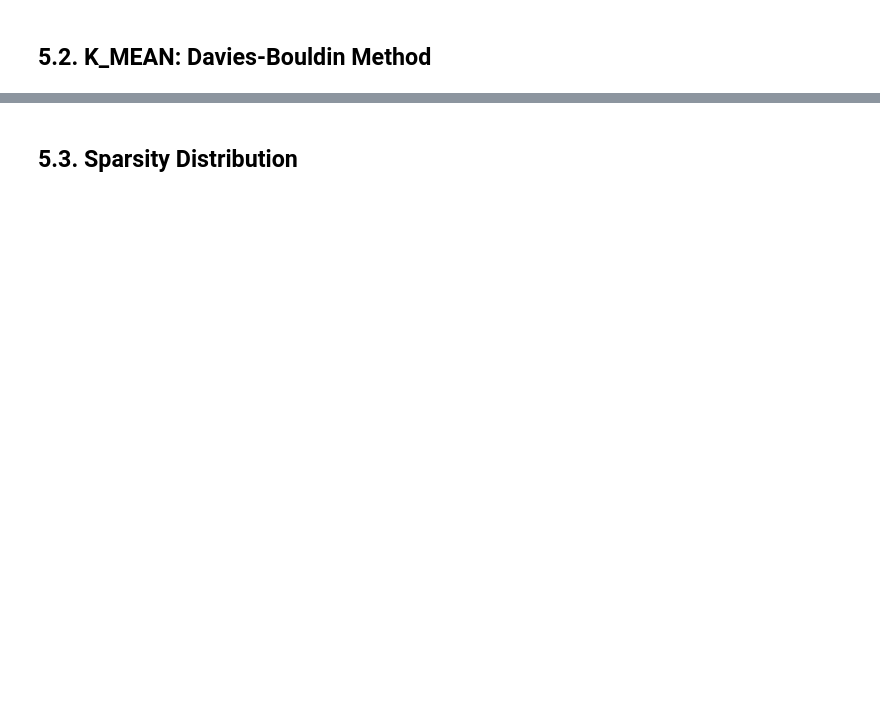
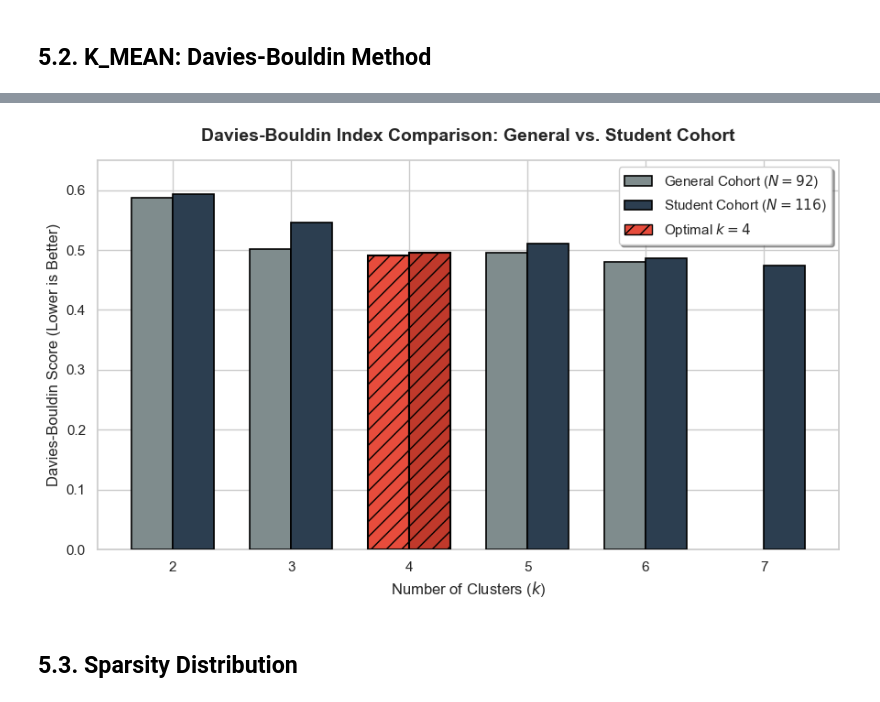
Before and after one commit to KeremDUZENLI/python-sklearn-machine-learning, a Jupyter notebook: main_dataset.ipynb, the cells around one changed output, grey strips where cells are left out. Saved outputs shown, nothing was run; the diff lists cells and outputs as text; code cells hidden in the pictures; blank space fills up the shorter version.

```diff
--- a/main_dataset.ipynb
+++ b/main_dataset.ipynb
@@ -252,3 +302,55 @@ plt.show()
+# %%
+import numpy as np
+import matplotlib.patches as mpatches
+import seaborn as sns
+
+
+k_old = [2, 3, 4, 5, 6]
+db_old = [0.58650, 0.50079, 0.49071, 0.49554, 0.48036]
+
+k_new = [2, 3, 4, 5, 6, 7]
+db_new = [0.59329, 0.54647, 0.49531, 0.51001, 0.48700, 0.47329]
+
+
+x_labels = np.array([2, 3, 4, 5, 6, 7])
+db_old_padded = [0.58650, 0.50079, 0.49071, 0.49554, 0.48036, np.nan]
+
+x = np.arange(len(x_labels))
+width = 0.35
+
+plt.figure(figsize=(9, 5.5))
+sns.set_theme(style="whitegrid")
+
+bars1 = plt.bar(x - width/2, db_old_padded, width, label='General Cohort ($N=92$)', color='#7f8c8d', edgecolor='black', linewidth=1.2, zorder=3)
+bars2 = plt.bar(x + width/2, db_new, width, label='Student Cohort ($N=116$)', color='#2c3e50', edgecolor='black', linewidth=1.2, zorder=3)
+
+bars1[2].set_color('#e74c3c')
+bars1[2].set_edgecolor('black')
+bars1[2].set_linewidth(1.5)
+bars1[2].set_hatch('//')
+
+bars2[2].set_color('#c0392b')
+bars2[2].set_edgecolor('black')
+bars2[2].set_linewidth(1.5)
+bars2[2].set_hatch('//')
+
+plt.title("Davies-Bouldin Index Comparison: General vs. Student Cohort", fontsize=14, fontweight='bold', pad=15)
+plt.xlabel("Number of Clusters ($k$)", fontsize=12)
+plt.ylabel("Davies-Bouldin Score (Lower is Better)", fontsize=12)
+plt.xticks(x, x_labels, fontsize=11)
+plt.ylim(0, 0.65)
+
+handles, labels = plt.gca().get_legend_handles_labels()
+optimal_patch = mpatches.Patch(facecolor='#e74c3c', edgecolor='black', hatch='//', label='Optimal $k=4$')
+handles.append(optimal_patch)
+
+plt.legend(handles=handles, frameon=True, shadow=True, fontsize=11, loc='upper right')
+plt.tight_layout()
+
+plt.savefig('export/dataset_figures/DAVIES_BOULDIN_COMBINED_CONF.png', dpi=300, bbox_inches='tight')
+plt.show()
+# %% [output]
+[figure, added]
 # %% [markdown]
 ## 5.3. Sparsity Distribution
 # %%
```
Also changed, not shown: parts of 25 cells of this notebook, 4 other files.
